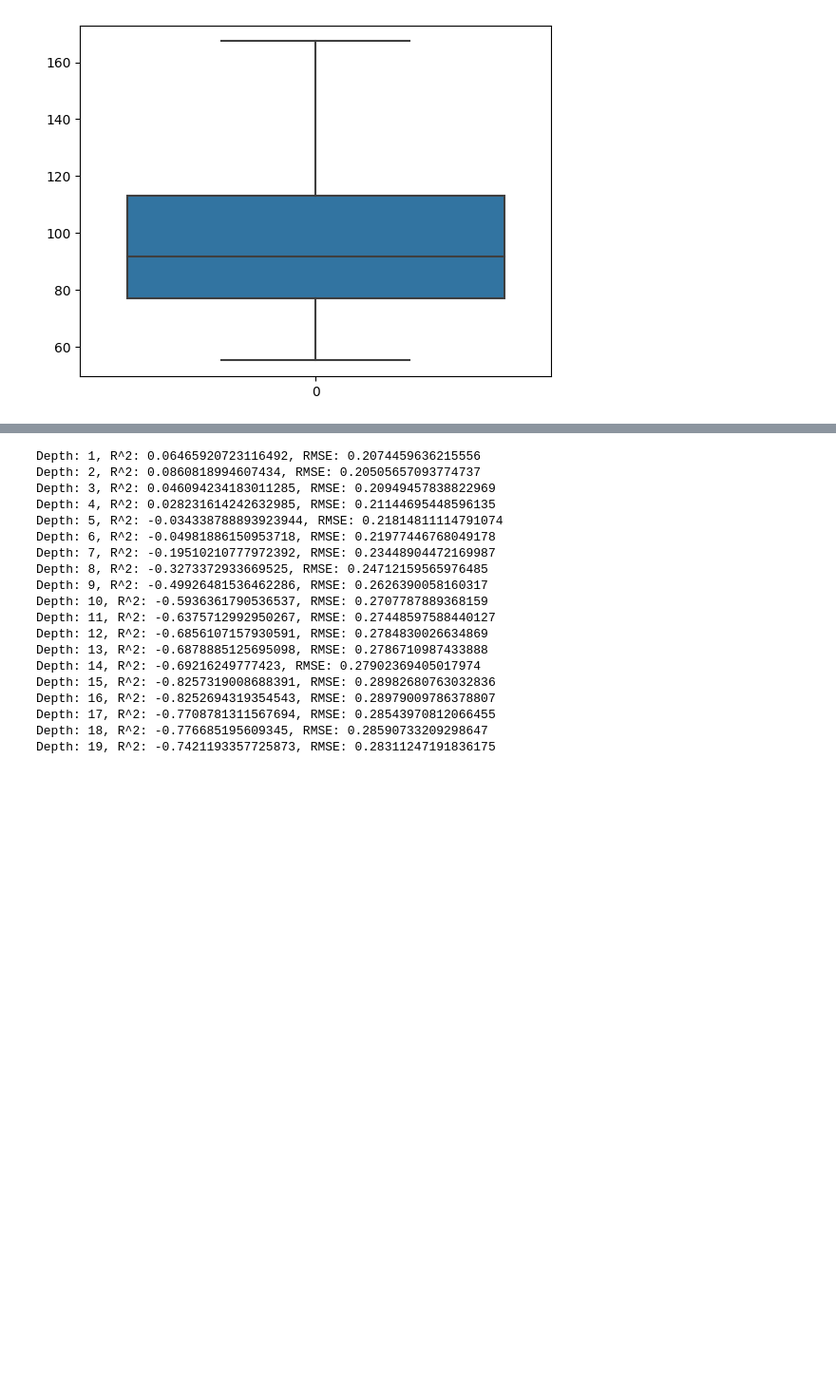
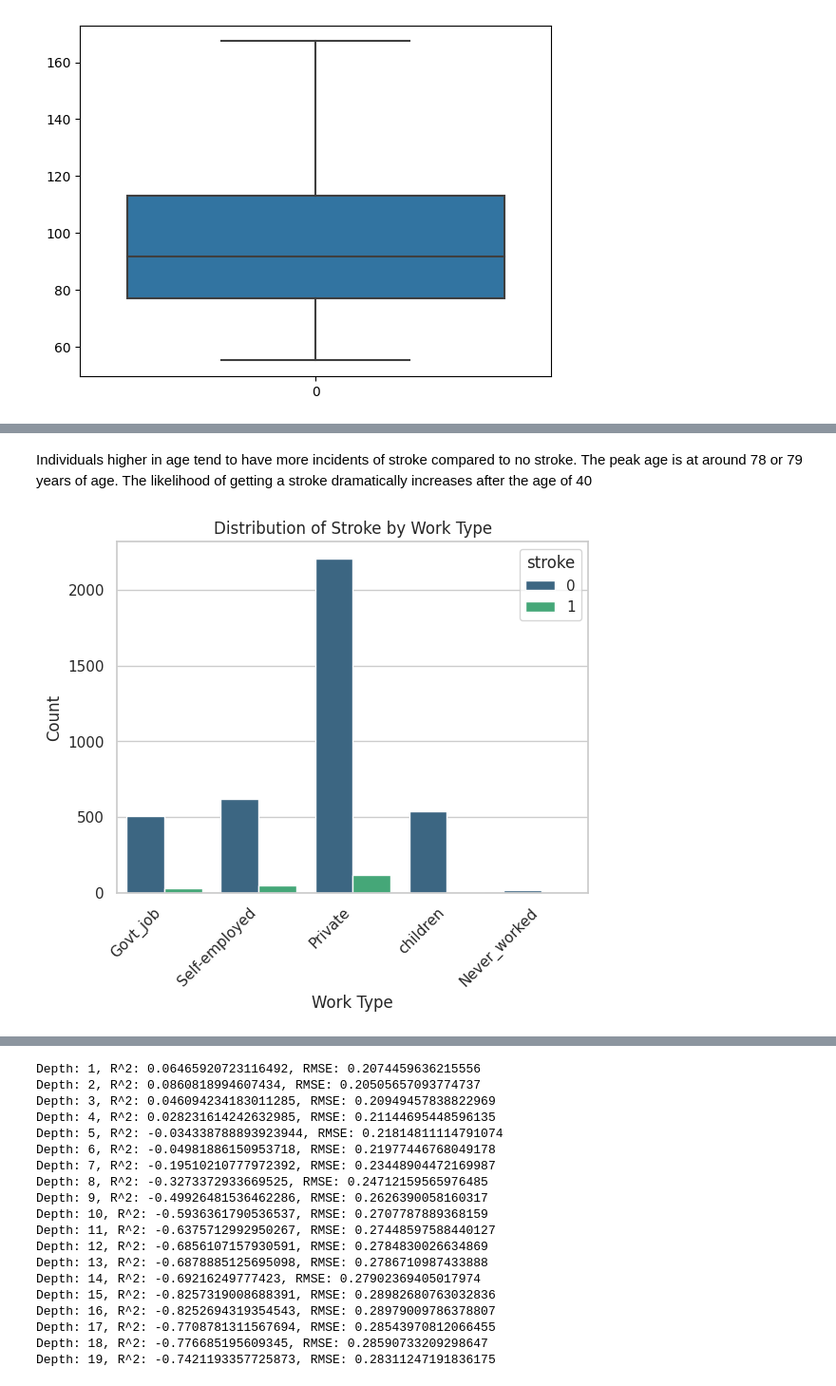
Before and after one commit to manaswinit26/group19, a Jupyter notebook: project_2/Project2.ipynb, the cells around one changed output, grey strips where cells are left out. Shown at 95% size. Cells and saved outputs as stored; diff of their text form; code cells hidden in the pictures; blank space fills up the shorter version.

```diff
--- a/project_2/Project2.ipynb
+++ b/project_2/Project2.ipynb
@@ -236,0 +255,18 @@ plt.show()
+# %% [markdown]
+Individuals higher in age tend to have more incidents of stroke compared to no stroke. The peak age is at around 78 or 79 years of age. The likelihood of getting a stroke dramatically increases after the age of 40
+# %%
+import seaborn as sns
+import matplotlib.pyplot as plt
+
+
+# Plotting a bar plot for work_type and stroke
+sns.countplot(data=df_train, x="work_type", hue="stroke", palette="viridis")
+
+plt.title("Distribution of Stroke by Work Type")
+plt.xlabel("Work Type")
+plt.ylabel("Count")
+plt.xticks(rotation=45, ha="right")  # Rotate x-axis labels for better visibility
+
+plt.show()
+# %% [output]
+[figure, added]
```
Also changed, not shown: parts of 7 cells of this notebook.
